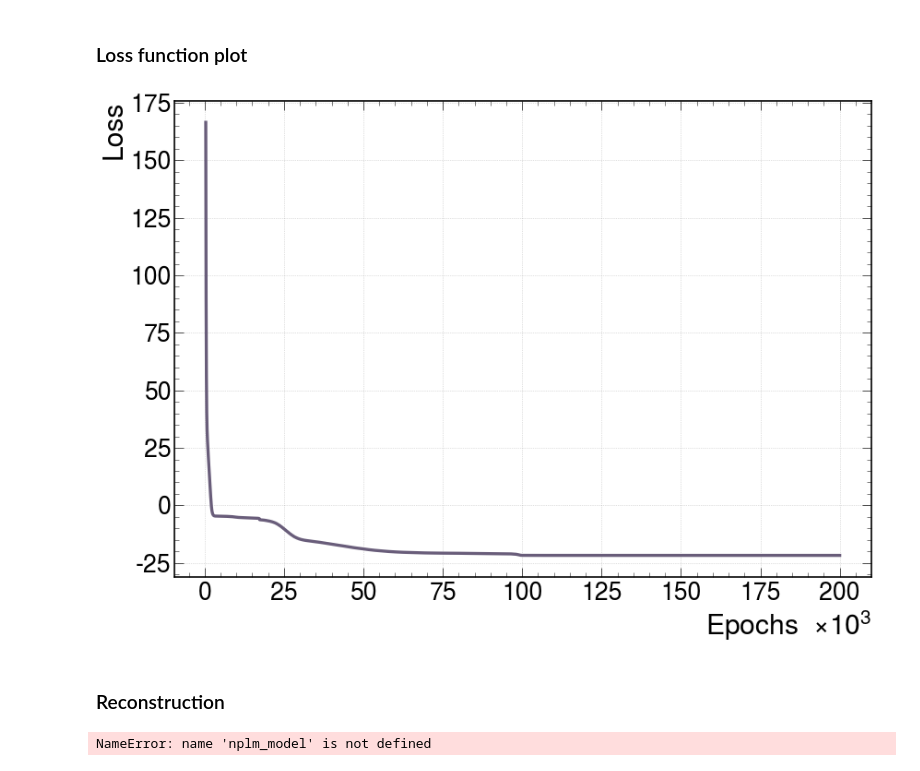
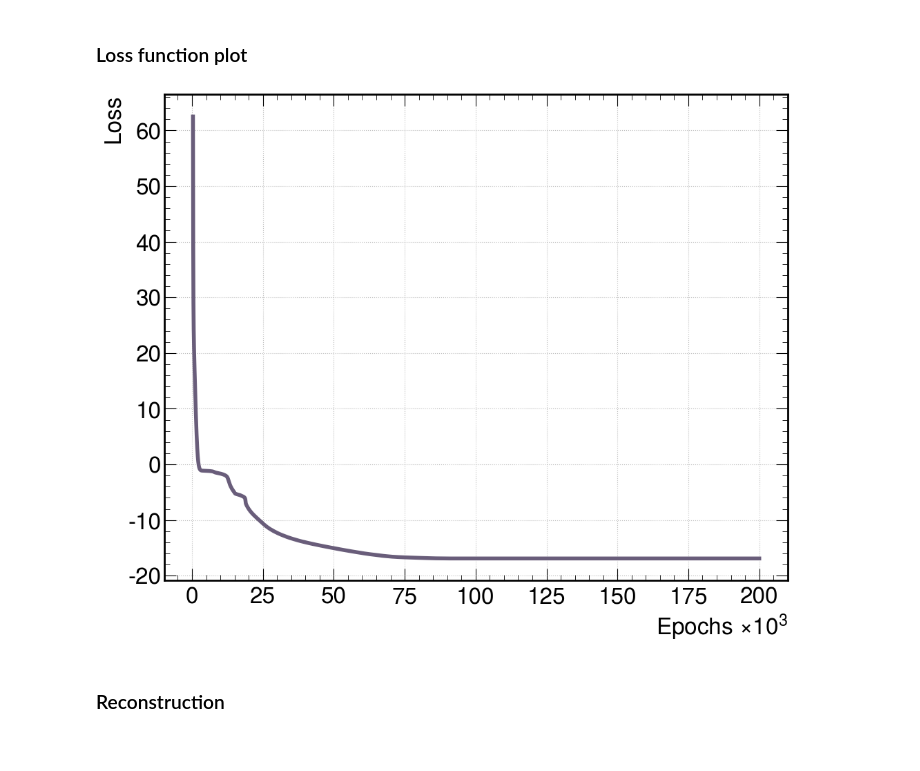
Before and after one commit to PietroCappelli/NPLM.torch, a Jupyter notebook: notebooks/nplm_1d.ipynb, the cells around one changed output. Drawn from its saved outputs; the diff is of its cells as text; code cells hidden in the pictures.

```diff
--- a/notebooks/nplm_1d.ipynb
+++ b/notebooks/nplm_1d.ipynb
@@ -244,11 +104,2 @@ class NPLMnetwork(torch.nn.Module):
 # %% [markdown]
 ## Functions
-# %%
-def loss_function(true, pred):
-    # Compute the loss function
-    f = pred[:, 0]
-    y = true[:, 0]
-    w = true[:, 1]
-
-    loss = torch.sum((1 - y) * w * (torch.exp(f) - 1) - y * w * f)
-    return loss
@@ -395,12 +181,11 @@ nplm_model = NPLMnetwork(
     architecture      = ARCHITECTURE,
     activation_func   = ACTIVATION,
     weight_clip_value = WCLIP,
-    trainable         = True
-)
+    trainable         = True,
+    device            = device
+).to(device)
 
 optimizer = torch.optim.Adam(nplm_model.parameters(), lr=0.001)
-
-nplm_model.to(device)
 # %%
 dof = compute_df(ARCHITECTURE)
 print(dof)
@@ -408,7 +193,3 @@ print(dof)
 13
 # %% [markdown]
 ### Train NPLM model
-# %%
-# Push to device
-feature = feature.to(device)
-target  = target.to(device)
@@ -468,0 +196,9 @@ Epoch 200000/200000 - Loss: -21.7311
+# %%
+nplm_model.train_model(
+    feature       = feature,
+    target        = target,
+    loss_function = loss_function,
+    optimizer     = optimizer,
+    n_epochs      = N_EPOCHS,
+    patience      = PATIENCE,
+)
@@ -471,36 +225,32 @@ Epoch 200000/200000 - Loss: -21.7311
 # %%
 plot_loss_history(
     n_epochs     = N_EPOCHS,
-    loss_history = losses,
+    loss_history = nplm_model.get_losses(),
     epochs_init  = 350,
     epochs_norm  = 1000,
-    figsize      = (14, 10),
+    figsize      = FIGSIZE,
     fontsize     = FONTSIZE,
     cms          = False,
     color        = PALETTE_2[1],
     xlabel       = r"Epochs $\times 10^3$",
     ylabel       = "Loss",
     show_plot    = True,
     save_plot    = False,
     plot_name    = "1dexpon_loss_history",
     plot_path    = PLOT_PATH,
     plot_format  = "png",
     return_fig   = False
 )
 # %% [output]
-[figure, old version]
+[figure, new version]
 # %% [markdown]
 ### Reconstruction
 # %%
 xgrid = torch.arange(bins[0], bins[-1]+0.01, 0.01).to(device)
-feature = feature.to(device)
-target  = target.to(device)
 
 with torch.no_grad():
-    pred = nplm_model(feature[target[:, 0] == 0])
+    pred = nplm_model(feature[target[:, 0] == 0].to(device))
     grid_pred = nplm_model(xgrid.view(-1, 1))
-# %% [output]
-NameError: name 'nplm_model' is not defined
 # %%
 plot_ref_data_reco(
     feature_ref    = feature[target[:, 0] == 0].cpu(),
```
Also changed, not shown: parts of 15 cells of this notebook, 1 other file.
